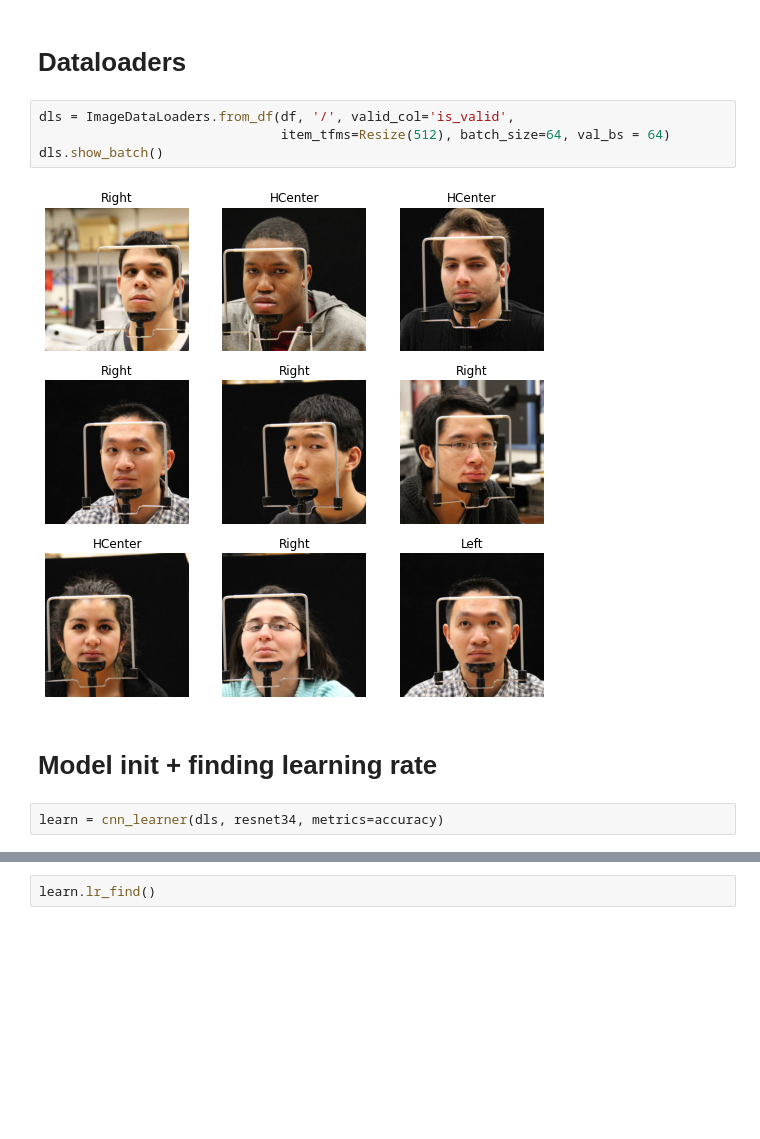
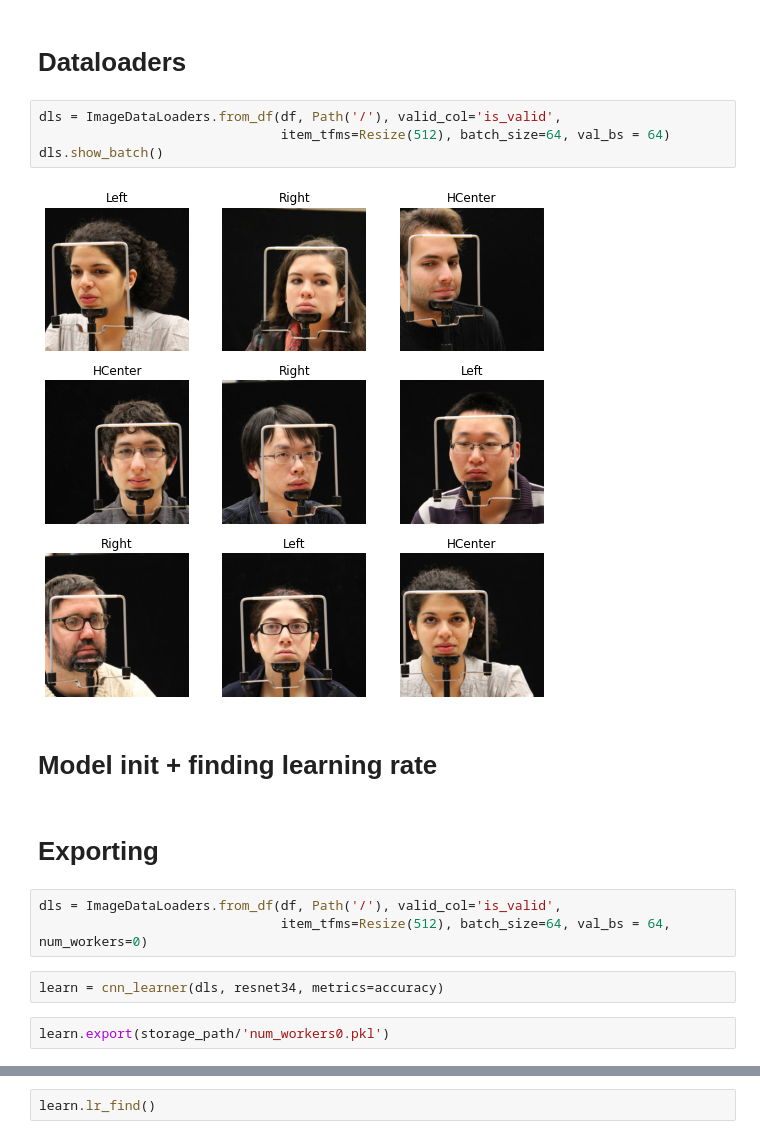
Before and after one commit to omlnaut/gaze_control, a Jupyter notebook: notebooks/05_easy_model_train.ipynb, the cells around one changed output, grey strips where cells are left out. Saved outputs shown, nothing was run; the diff lists cells and outputs as text; blank space fills up the shorter version.

Commit message:
investigations in crossplatform export/save

```diff
--- a/notebooks/05_easy_model_train.ipynb
+++ b/notebooks/05_easy_model_train.ipynb
@@ -34,12 +34,19 @@ Name: target, dtype: int64
 # %% [markdown]
 # Dataloaders
 # %%
-dls = ImageDataLoaders.from_df(df, '/', valid_col='is_valid',
+dls = ImageDataLoaders.from_df(df, Path('/'), valid_col='is_valid',
                                item_tfms=Resize(512), batch_size=64, val_bs = 64)
 dls.show_batch()
 # %% [output]
-[figure, old version]
+[figure, new version]
 # %% [markdown]
 # Model init + finding learning rate
+# %% [markdown]
+# Exporting
+# %%
+dls = ImageDataLoaders.from_df(df, Path('/'), valid_col='is_valid',
+                               item_tfms=Resize(512), batch_size=64, val_bs = 64, num_workers=0)
 # %%
 learn = cnn_learner(dls, resnet34, metrics=accuracy)
+# %%
+learn.export(storage_path/'num_workers0.pkl')
```
Also changed, not shown: parts of 1 cell of this notebook, 2 other files.
